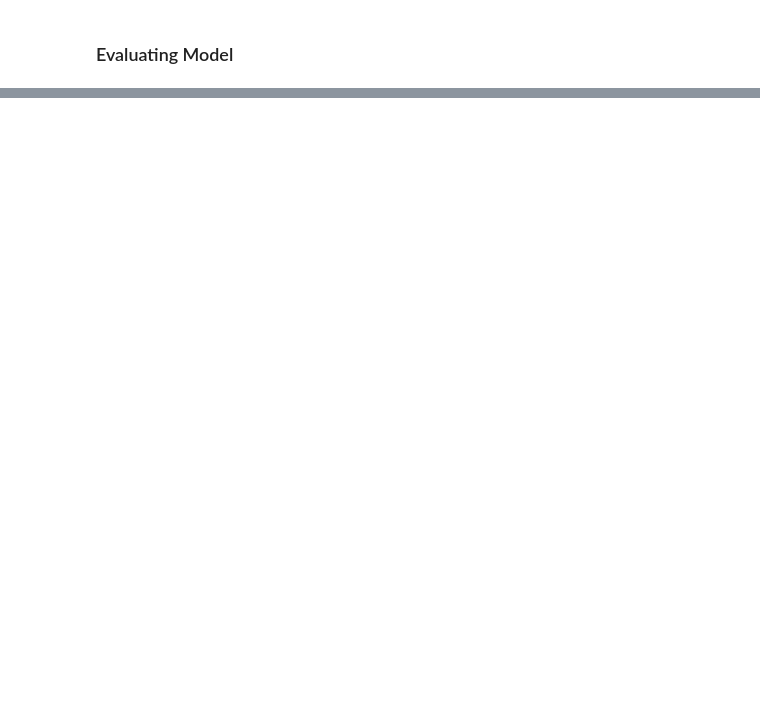
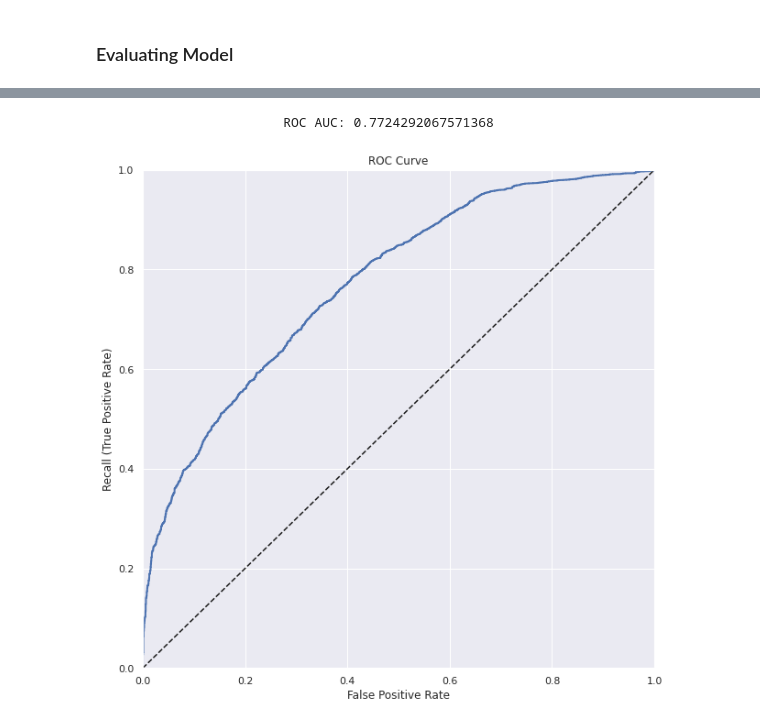
Before and after one commit to lschoch/MLA_LHS, a Jupyter notebook: MLA2_LHS.ipynb, the cells around one changed output, grey strips where cells are left out. Drawn from its saved outputs; the diff is of its cells as text; code cells hidden in the pictures; blank space fills up the shorter version.

```diff
--- a/MLA2_LHS.ipynb
+++ b/MLA2_LHS.ipynb
@@ -305,0 +391,10 @@ Write a general conclusion about the results of your model.
+# %%
+# Get ROC AUC and plot ROC curve.
+y_pred_proba = pipeline.predict_proba(X_test)[:,1]
+fpr, tpr, _ = roc_curve(y_test, y_pred_proba)
+print('                        ROC AUC:',roc_auc_score(y_test, y_pred_proba))
+print()
+plot_roc_curve(fpr, tpr)
+# %% [output]
+                        ROC AUC: 0.7724292067571368
+[figure, added]
```
Also changed, not shown: parts of 18 cells of this notebook.
